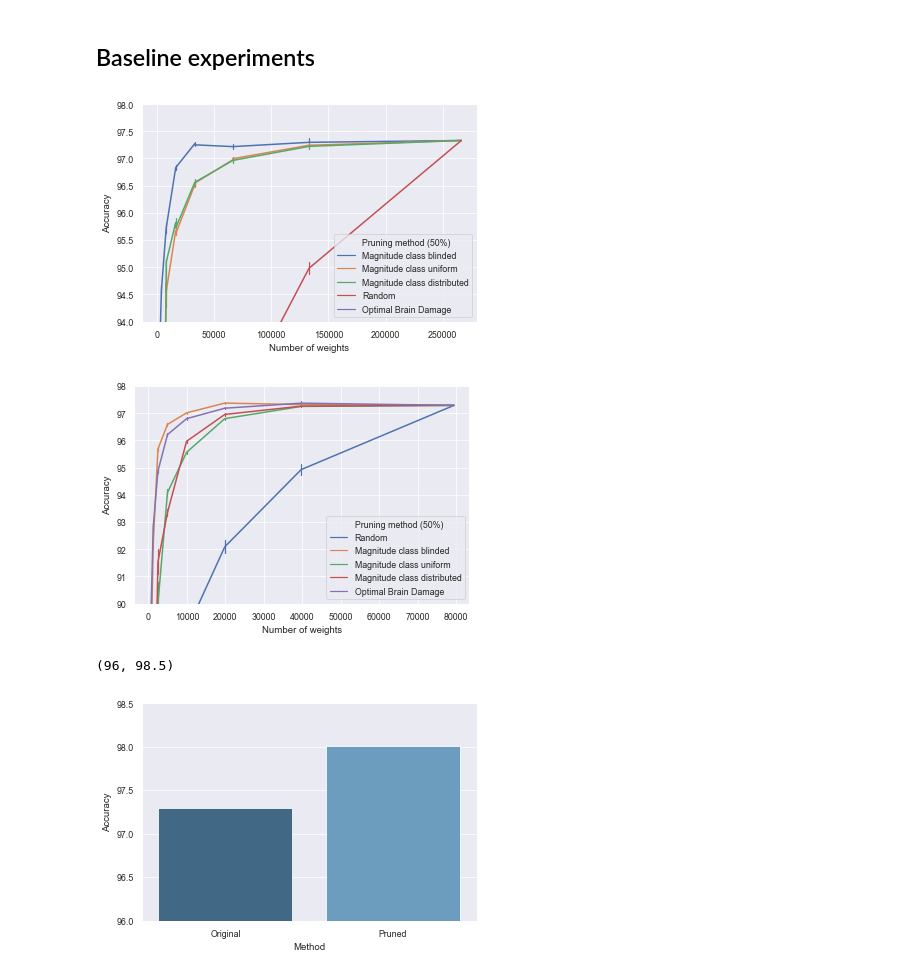
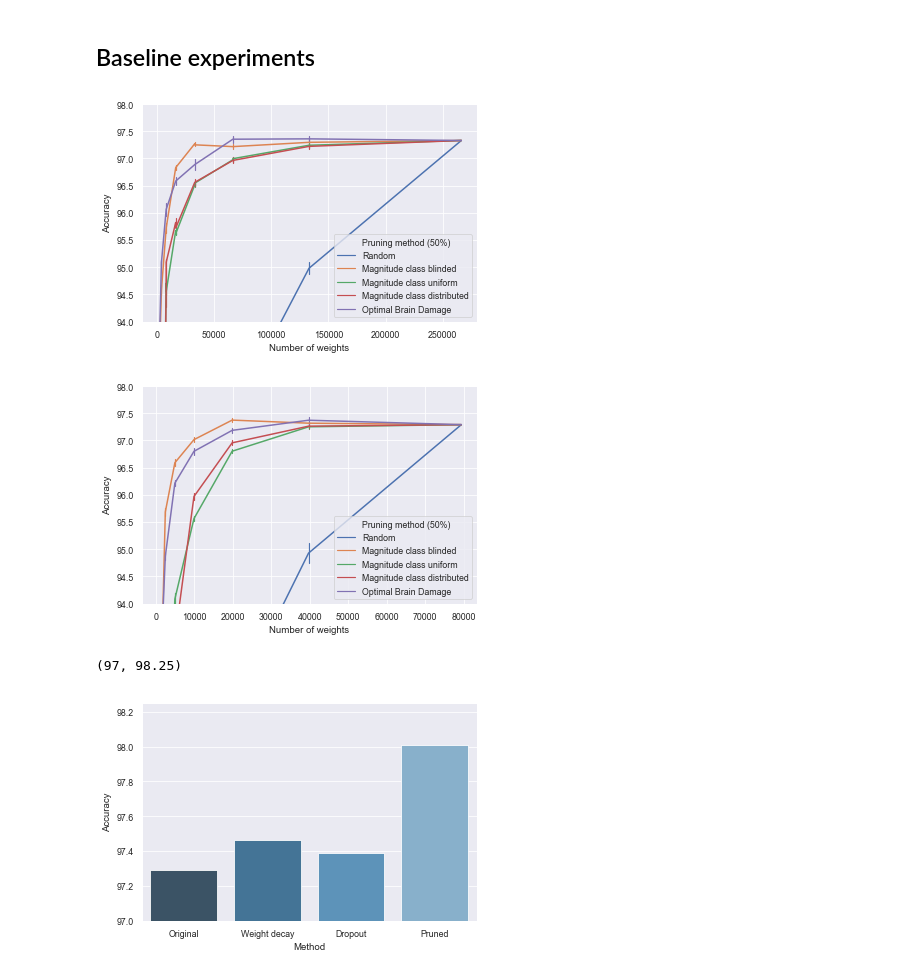
Before and after one commit to pauleon2/pruning-nn, a Jupyter notebook: evaluation.ipynb, the cells around one changed output. Drawn from its saved outputs; the diff is of its cells as text; code cells hidden in the pictures.

Commit message:
add more results

```diff
--- a/evaluation.ipynb
+++ b/evaluation.ipynb
@@ -453,13 +546,14 @@ s.loc[s['pruning_method'] == 'magnitude_class_uniform', ['pruning_method']] = 'M
 s.loc[s['pruning_method'] == 'magnitude_class_distributed', ['pruning_method']] = 'Magnitude class distributed'
 s.loc[s['pruning_method'] == 'optimal_brain_damage', ['pruning_method']] = 'Optimal Brain Damage'
 
-sns.lineplot(x='number_of_weights', y='accuracy', hue='pruning_method', err_style='bars', data=s, markers=True, ci='sd', legend='full', linewidth=1.5)
+sns.lineplot(x='number_of_weights', y='accuracy', hue='pruning_method', hue_order=['Random', 'Magnitude class blinded', 'Magnitude class uniform', 'Magnitude class distributed', 'Optimal Brain Damage'], err_style='bars', data=s, markers=True, ci='sd', legend='full', linewidth=1.5)
 plt.ylim(94, 98)
 plt.ylabel('Accuracy')
 plt.xlabel('Number of weights')
 plt.legend().texts[0].set_text('Pruning method (50%)')
+# plt.savefig('filename.png', dpi=600)
 # %% [output]
-[figure, old version]
+[figure, new version]
 # %%
 s = pd.read_pickle('./results/experiment2.pkl')
 original = s.loc[s['pruning_method'] == 'original']
@@ -483,30 +577,43 @@ s.loc[s['pruning_method'] == 'magnitude_class_uniform', ['pruning_method']] = 'M
 s.loc[s['pruning_method'] == 'magnitude_class_distributed', ['pruning_method']] = 'Magnitude class distributed'
 s.loc[s['pruning_method'] == 'optimal_brain_damage', ['pruning_method']] = 'Optimal Brain Damage'
 
-sns.lineplot(x='number_of_weights', y='accuracy', hue='pruning_method', err_style='bars', data=s, markers=True, ci='sd', legend='full', linewidth=1.5)
-plt.ylim(90, 98)
+sns.lineplot(x='number_of_weights', y='accuracy', hue='pruning_method', hue_order=['Random', 'Magnitude class blinded', 'Magnitude class uniform', 'Magnitude class distributed', 'Optimal Brain Damage'], err_style='bars', data=s, markers=True, ci='sd', legend='full', linewidth=1.5)
+plt.ylim(94, 98)
 plt.ylabel('Accuracy')
 plt.xlabel('Number of weights')
 plt.legend().texts[0].set_text('Pruning method (50%)')
+# plt.savefig('filename.png', dpi=600)
 # %% [output]
-[figure, old version]
+[figure, new version]
 # %%
 s = pd.read_pickle('./results/experiment3.pkl')
 
 original = s.loc[s['pruning_method'] == 'original']
 s = s.loc[s['pruning_perc'] == 1000]
 s = s.loc[s['number_of_weights'] == 13400]
 s = s.loc[s['pruning_method'] == 'magnitude_class_blinded_absolute']
 s = s.loc[s['run'] == 10]
 s['Method'] = 'Pruned'
 
 original['Method'] = 'Original'
 t = original
 t = t.append(s, ignore_index=True)
 
-sns.barplot(x="Method", y="accuracy", data=t, ci='sd', palette="Blues_d")
+w = pd.read_pickle('./results/weight-decay.pkl')
+w = w.sort_values(by=['accuracy'], ascending=False).reset_index(drop=True)
+w['Method'] = 'Weight decay'
+t = t.append(w.loc[0], ignore_index=True)
+
+d = pd.read_pickle('./results/dropout.pkl')
+d = d.append(pd.read_pickle('./results/dropout_1.pkl'), ignore_index=True)
+d = d.sort_values(by=['accuracy'], ascending=False).reset_index(drop=True)
+d['Method'] = 'Dropout'
+t = t.append(d.loc[0], ignore_index=True)
+
+sns.barplot(x="Method", y="accuracy", data=t, palette="Blues_d", order=['Original', 'Weight decay', 'Dropout', 'Pruned'])
 plt.ylabel('Accuracy')
-plt.ylim(96, 98.5)
+plt.ylim(97, 98.25)
+# plt.savefig('filename.png', dpi=600)
 # %% [output]
-(96, 98.5)
+(97, 98.25)
-[figure, old version]
+[figure, new version]
```
Also changed, not shown: parts of 16 cells of this notebook, 4 other files.
